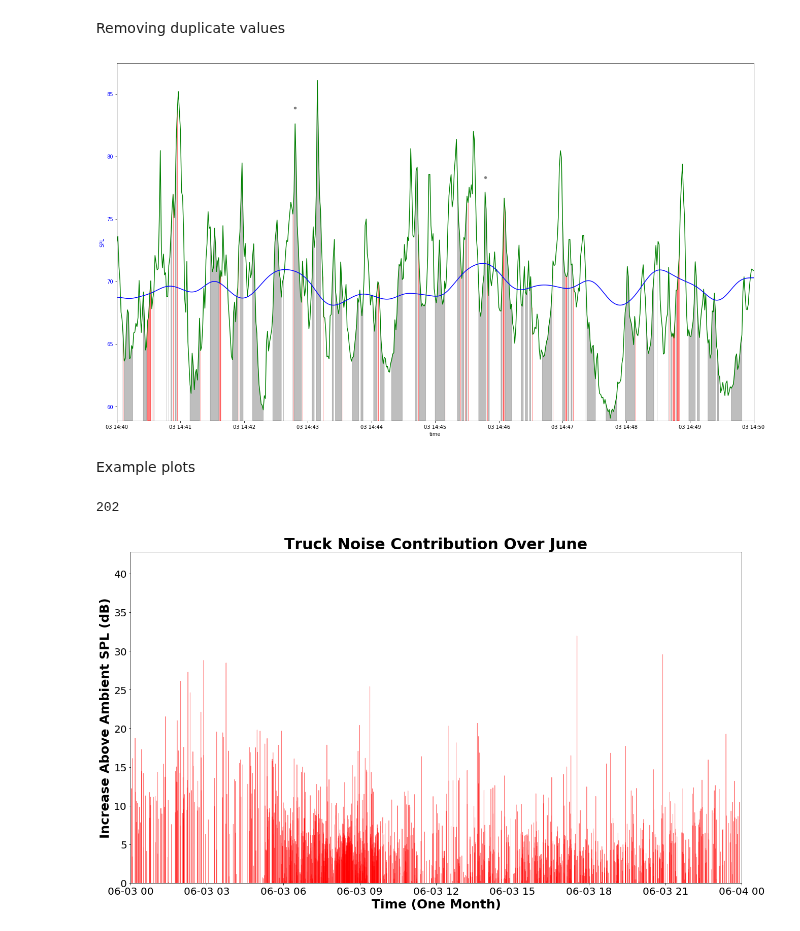
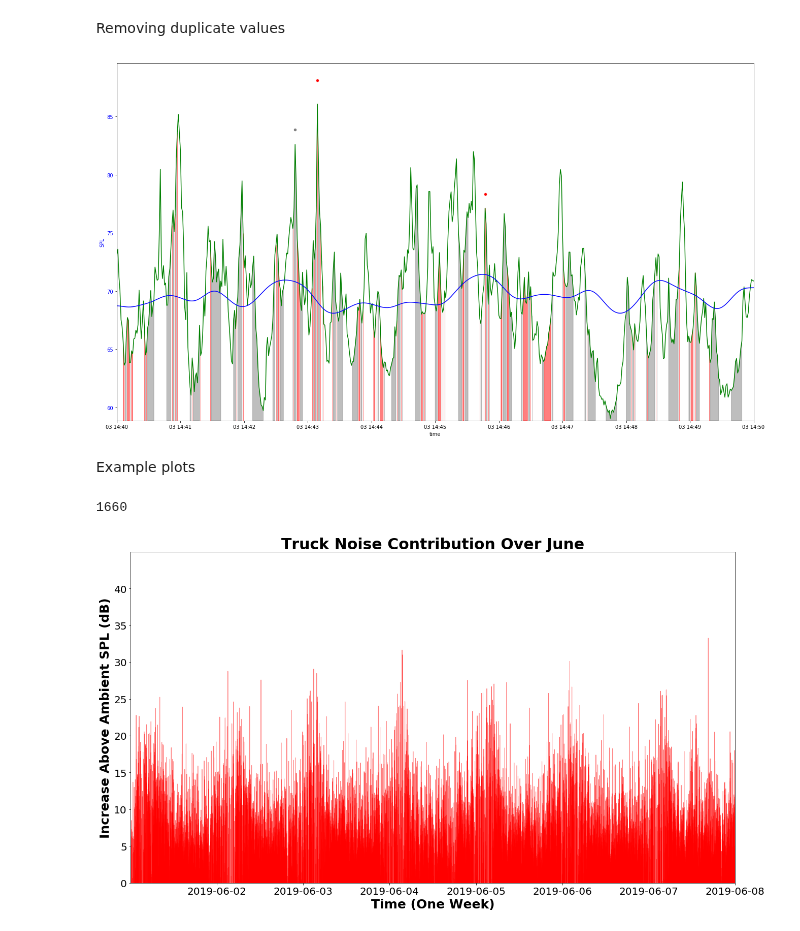
Before and after one commit to marin-hyatt/public-redhook-analysis, a Jupyter notebook: notebooks/Truck_Analysis.ipynb, the cells around one changed output. Drawn from its saved outputs; the diff is of its cells as text; code cells hidden in the pictures.

```diff
--- a/notebooks/Truck_Analysis.ipynb
+++ b/notebooks/Truck_Analysis.ipynb
@@ -41,7 +41,7 @@ import sys
 # %% [markdown]
 Loading the hdf5 files
 # %%
-h5 = h5py.File('data/sound_data_improved.hdf5', 'r')
+h5 = h5py.File('../data/sound_data_improved.hdf5', 'r')
 # %%
 d = h5['sound_data']
 # %% [markdown]
@@ -56,7 +56,7 @@ index[sample_nums] = True
 # %% [markdown]
 Reading June data from one of the sensors
 # %%
-df = pd.read_csv("data/sonycnode-b827ebc178d2.sonyc.csv", skiprows = 2, low_memory = False)
+df = pd.read_csv("../data/sonycnode-b827ebc178d2.sonyc.csv", skiprows = 2, low_memory = False)
 df.head()
 # %% [output]
 |  | timestamp | dBAS |
@@ -1358,7 +1361,7 @@ def plot_truck_clusters_median(joined_df_median, peak_window_size, \
 plot_truck_clusters_median(all_joined_df_cut_median['2019-06-03 14:40:00-04:00':'2019-06-03 14:50:00-04:00'], \
                             3, 0.5, 10, 1, 'gaussian')
 # %% [output]
-[figure, old version]
+[figure, new version]
 # %%
 def plot_truck_clusters_median_shading(joined_df_median, peak_window_size, \
                                        smoothing_window_size, smoothing_window_size_ambient, ds_factor, smoothing):
@@ -1733,7 +1736,7 @@ def plot_truck_clusters_normalized_final(joined_df_median, peak_window_size, \
 
     fig, ax1 = plt.subplots()
 
-    ax1.set_xlabel('Time (One Month)', fontweight='bold', fontsize=25)
+    ax1.set_xlabel('Time (One Week)', fontweight='bold', fontsize=25)
     ax1.set_ylabel('Increase Above Ambient SPL (dB)', fontweight='bold', fontsize=25)
     ax1.set_title('Truck Noise Contribution Over June', fontweight='bold', fontsize=30)
 
@@ -1783,17 +1786,17 @@ def plot_truck_clusters_normalized_final(joined_df_median, peak_window_size, \
     ax1.set_ylim(0, normalized_plot_y.max() + 5)
     fig.set_size_inches(18.5, 10.5)
     fig.tight_layout()
-#     plt.savefig('normalized_weekday.png')
+    plt.savefig('normalized_week.png')
     fig.show()
 # %% [markdown]
 Example plots
 # %%
 plot_truck_clusters_normalized_final\
-(removed_all_joined_df_cut_median['2019-06-03 00:00:00-04:00':'2019-06-04 00:00:00-04:00'], \
+(removed_all_joined_df_cut_median['2019-06-01 00:00:00-04:00':'2019-06-08 00:00:00-04:00'], \
                             7, 1, 10, 2, 'mean')
 # %% [output]
-202
+1660
-[figure, old version]
+[figure, new version]
 # %%
 # plot_truck_normalized_final\
 # (removed_all_joined_df_cut_median['2019-06-04 00:00:00-04:00':'2019-06-05 00:00:00-04:00'], \
```
Also changed, not shown: parts of 8 cells of this notebook, 3 other files.
